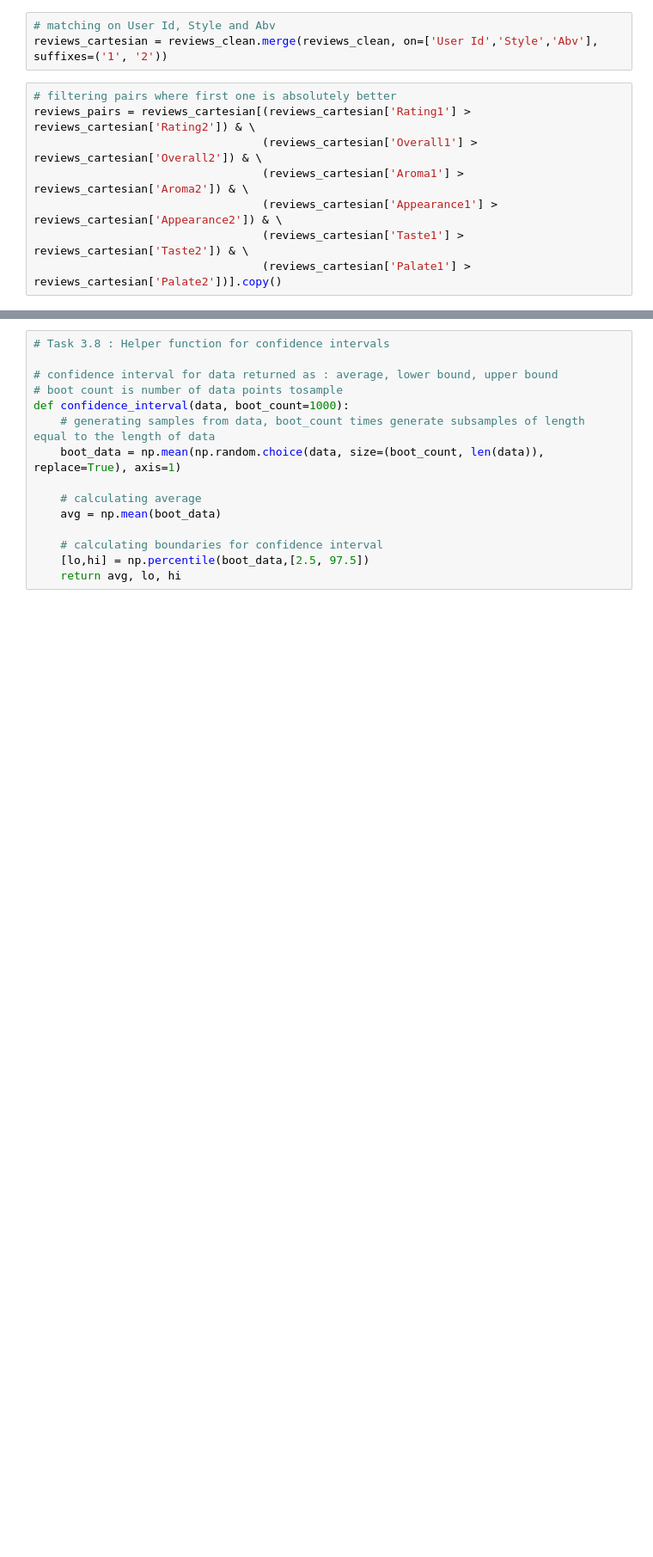
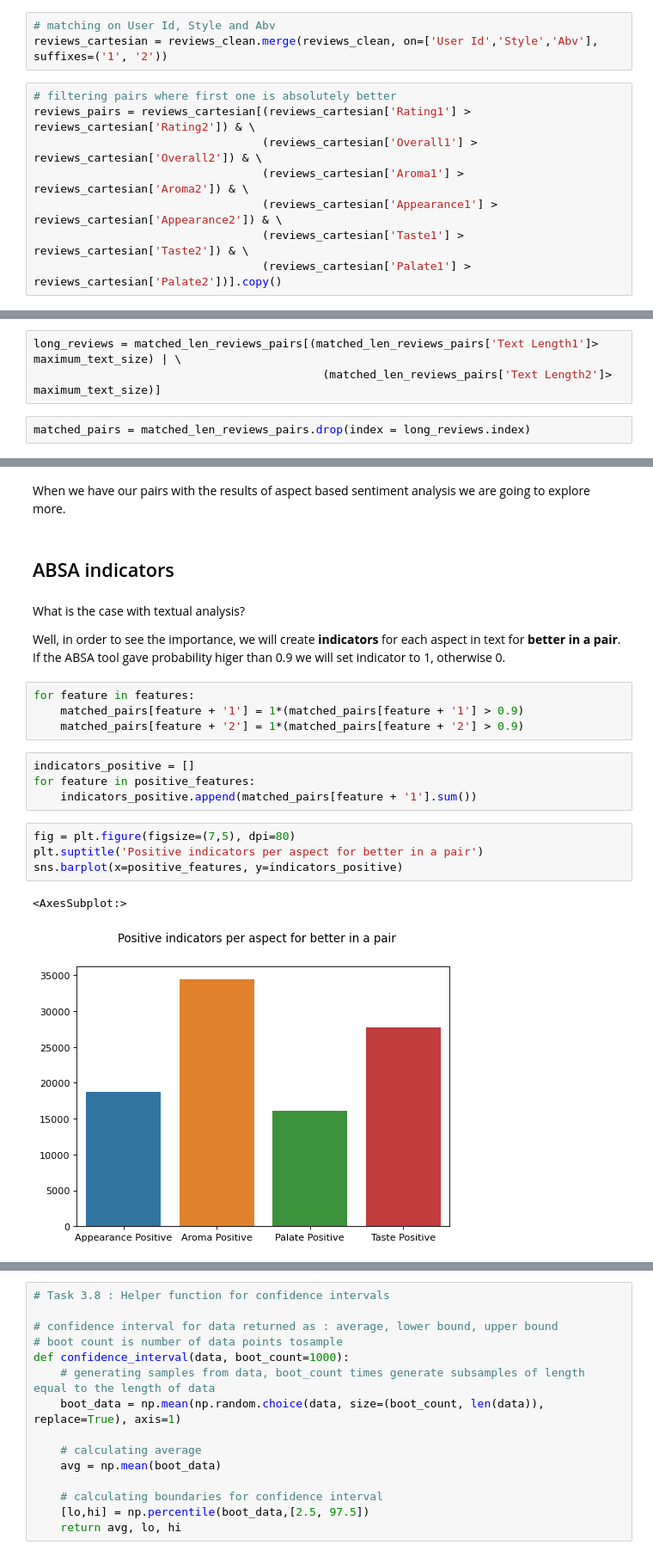
Before and after one commit to epfl-ada/ada-2022-project-rakijada, a Jupyter notebook: notebooks_organization/absa_analysis.ipynb, the cells around one changed output, grey strips where cells are left out. Shown at 86% size. Drawn from its saved outputs; the diff is of its cells as text; blank space fills up the shorter version.

```diff
--- a/notebooks_organization/absa_analysis.ipynb
+++ b/notebooks_organization/absa_analysis.ipynb
@@ -186,0 +197,5 @@ Matched summer review pairs shape after dropping too long texts: (14375, 53)
+# %%
+long_reviews = matched_len_reviews_pairs[(matched_len_reviews_pairs['Text Length1']> maximum_text_size) | \
+                                           (matched_len_reviews_pairs['Text Length2']> maximum_text_size)]
+# %%
+matched_pairs = matched_len_reviews_pairs.drop(index = long_reviews.index)
@@ -186,0 +217,23 @@ Matched summer review pairs shape after dropping too long texts: (14375, 53)
+# %% [markdown]
+When we have our pairs with the results of aspect based sentiment analysis we are going to explore more.
+# %% [markdown]
+## ABSA indicators
+# %% [markdown]
+What is the case with textual analysis?
+
+Well, in order to see the importance, we will create **indicators** for each aspect in text for **better in a pair**. If the ABSA tool gave probability higer than 0.9 we will set indicator to 1, otherwise 0.
+# %%
+for feature in features:
+    matched_pairs[feature + '1'] = 1*(matched_pairs[feature + '1'] > 0.9)
+    matched_pairs[feature + '2'] = 1*(matched_pairs[feature + '2'] > 0.9)
+# %%
+indicators_positive = []
+for feature in positive_features:
+    indicators_positive.append(matched_pairs[feature + '1'].sum())
+# %%
+fig = plt.figure(figsize=(7,5), dpi=80)
+plt.suptitle('Positive indicators per aspect for better in a pair')
+sns.barplot(x=positive_features, y=indicators_positive)
+# %% [output]
+<AxesSubplot:>
+[figure, added]
```
Also changed, not shown: parts of 102 cells of this notebook.
